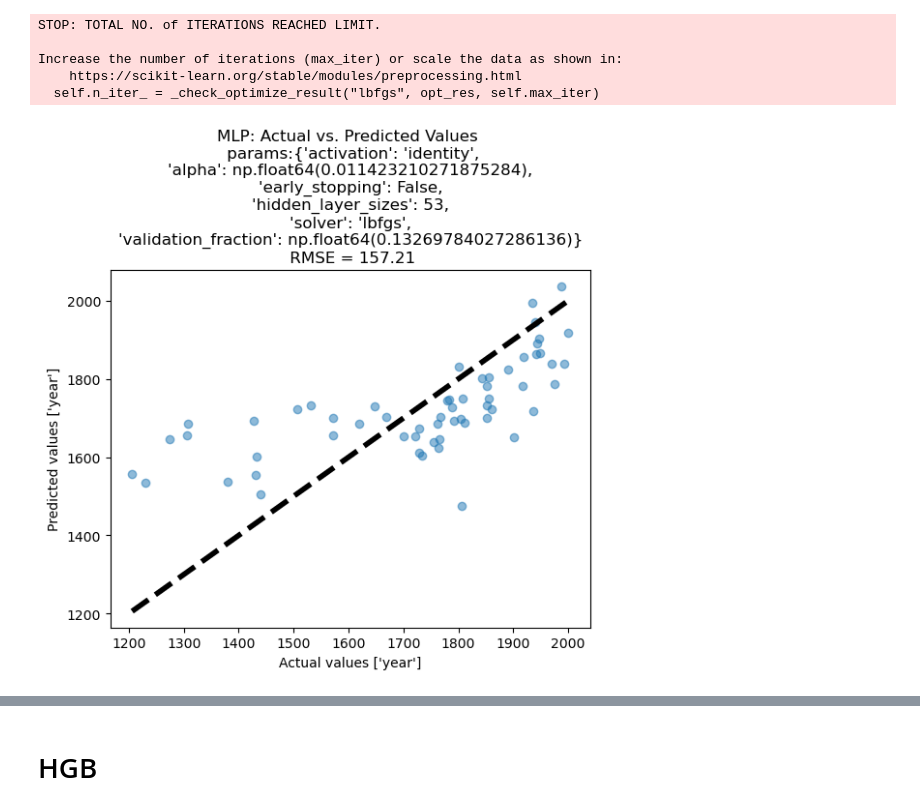
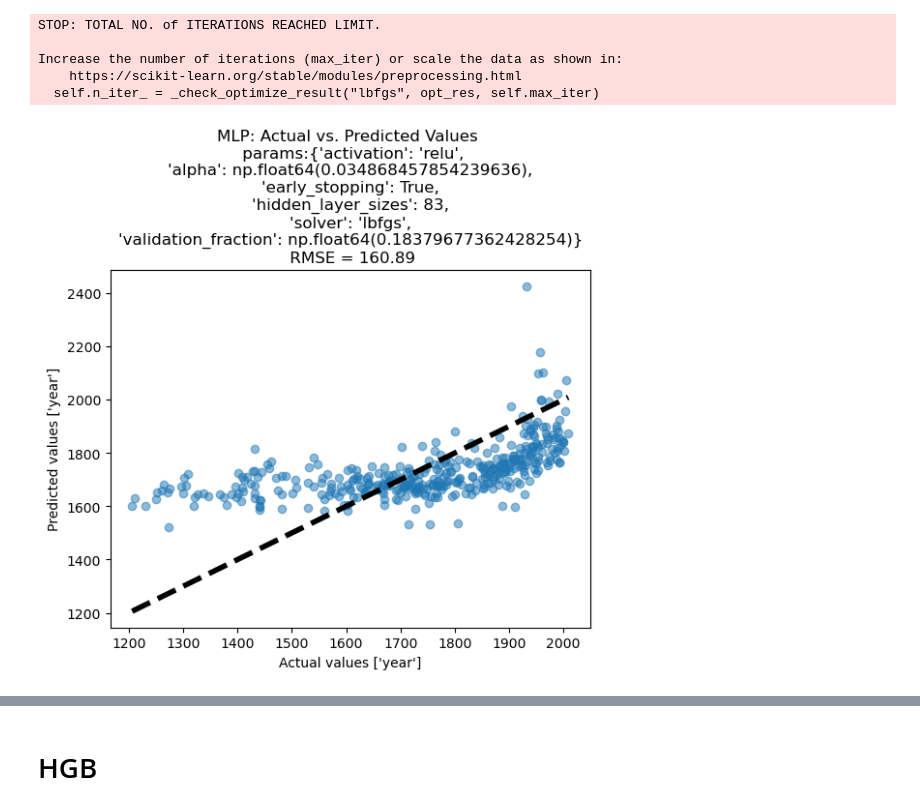
Before and after one commit to thegitrogmonster/Zamberger_thesis_AL2024, a Jupyter notebook: 03_Modelling/03_1_rscv.ipynb, the cells around one changed output, grey strips where cells are left out. Saved outputs shown, nothing was run; the diff lists cells and outputs as text; code cells hidden in the pictures.

```diff
--- a/03_Modelling/03_1_rscv.ipynb
+++ b/03_Modelling/03_1_rscv.ipynb
@@ -213,7 +221,7 @@ logging.info(f"Size of the dataset: {data_raw.shape}")
 # Define the parameters for the CV
 
 # Switch for testing mode (use only 10% of the data, among others)
-testing = True
+testing = False
 
 # Define a random state for randomized processes
 random_state = np.random.RandomState(202375)
@@ -229,7 +237,7 @@ if testing == True:
 else:
     nfolds = 10
     NoTrials = 15
-    n_jobs = 30
+    n_jobs = 20
     save_model = True
     data = data_raw
     logging.info(f"Size of the dataset not reduced: {data.shape}")
@@ -873,23 +960,23 @@ Increase the number of iterations (max_iter) or scale the data as shown in:
 # %%
 # plot
 from al_lib.helper_functions import plot_actual_vs_pred
 
 # break the optimal_params_str_mlp string into more lines
 optimal_params_str_mlp_break = optimal_params_str_mlp.replace(", ", ",\n")
 
 title_str = (
     f"MLP: Actual vs. Predicted Values \n params:"
     + optimal_params_str_mlp_break
     + f"\n RMSE = {np.sqrt(mean_squared_error(y_test, y_pred_mlp)):.2f}"
 )
 
 param_dict = {"title": title_str}
-fig_path_mlp = (f"{FIGURE_PATH}/avp_mlp.png")
+fig_path_mlp = f"{FIGURE_PATH}/avp_mlp.png"
 
 fig, ax = plt.subplots(1, 1)
 mlp_avp_plot = plot_actual_vs_pred(ax, y_test, y_pred_mlp, param_dict, fig_path_mlp)
 # %% [output]
-[figure, old version]
+[figure, new version]
 # %%
 # import xgboost
 import xgboost as xgb
```
Also changed, not shown: parts of 25 cells of this notebook, 11 other files.
